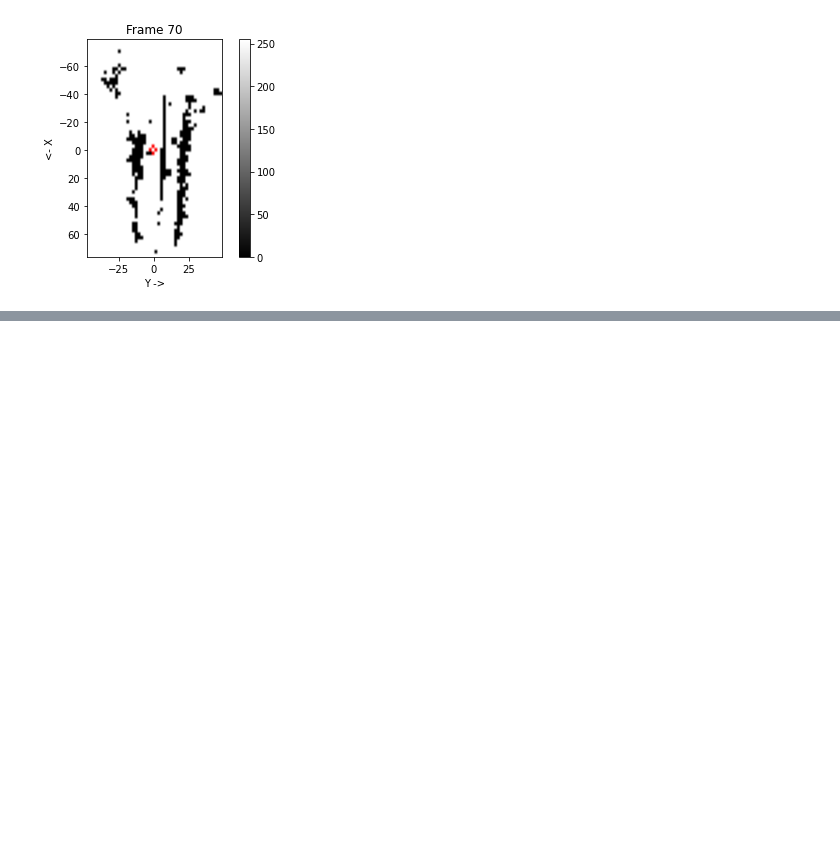
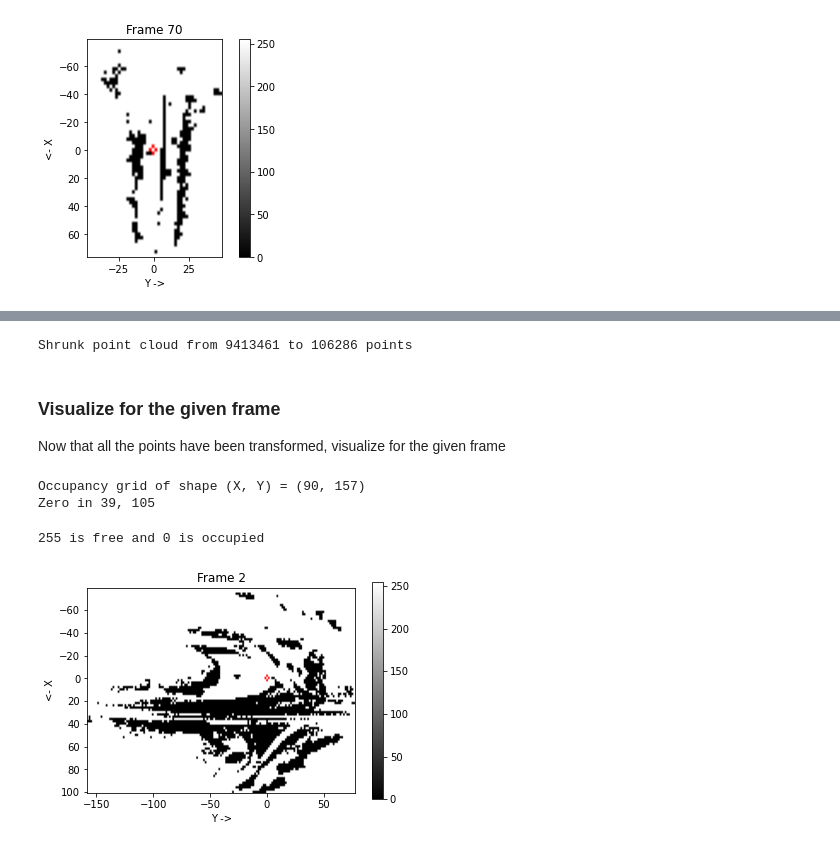
Before and after one commit to TheProjectsGuy/MR21-CS7.503, a Jupyter notebook: Assignments/MR2021-Assignment-2/Assignment-2.ipynb, the cells around one changed output, grey strips where cells are left out. Saved outputs shown, nothing was run; the diff lists cells and outputs as text; code cells hidden in the pictures; blank space fills up the shorter version.

Commit message:
Added occupancy map solutions

```diff
--- a/Assignments/MR2021-Assignment-2/Assignment-2.ipynb
+++ b/Assignments/MR2021-Assignment-2/Assignment-2.ipynb
@@ -973,0 +974,56 @@ pc_map_gref.shape
+# %%
+# Down-sample the points
+o3d_pcds = o3d.geometry.PointCloud(o3d.utility.Vector3dVector(pc_map_gref[:3, :].T))
+# Downsample these 9M+ points
+o3d_pcds_comp = o3d_pcds.voxel_down_sample(0.6)
+n0 = len(o3d_pcds.points)
+n1 = len(o3d_pcds_comp.points)
+print(f"Shrunk point cloud from {n0} to {n1} points")
+# Store compressed point cloud (homogenized) - 4, N
+pc_compmap_gref = np.vstack((np.array(o3d_pcds_comp.points).T, np.ones((1, n1))))
+# %% [output]
+Shrunk point cloud from 9413461 to 106286 points
+# %%
+# Bring all points (compressed) in each of bref frame
+pcs_compmap_bref = [ tf_bref_bodom @ tfs_bodom_osta[i] \
+    @ tf_osta_gref @ pc_compmap_gref \
+    for i in range(len(tfs_bodom_osta)) ]
+# %% [markdown]
+### Visualize for the given frame
+
+Now that all the points have been transformed, visualize for the given frame
+# %%
+# Properties to be adjusted
+frame_num = 2  # Frame (or scan) number to visualize in image
+points_thresh = 10  # Number of points that mark a cell occupied
+grid_dx, grid_dy = 2, 1.5   # Grid sizes along X and Y axis
+gnd_lvl = -0.9  # Ground level (used for point thresholding in Z) (90 cm below bref)
+# %%
+# Create map to visualize (use the same function)
+o1, xv, yv = bin_occ_grid_fm_pc(pcs_compmap_bref[frame_num],
+    grid_dx, grid_dy, gnd_lvl)
+print(f"Occupancy grid of shape (X, Y) = {o1.shape}")
+# Find where (0, 0) (the vehicle) is
+zxi = np.argmax(xv > 0) - 1
+zyi = np.argmax(yv > 0) - 1
+print(f"Zero in {zxi}, {zyi}")
+# %% [output]
+Occupancy grid of shape (X, Y) = (90, 157)
+Zero in 39, 105
+# %%
+# white -> 1 (true) -> Free points; black -> 0 (false) -> Occupied points
+dimg = np.array((o1 < points_thresh) * 255, dtype=np.uint8)
+dimg = cv2.cvtColor(dimg, cv2.COLOR_GRAY2BGR)
+cv2.circle(dimg, (zyi, zxi), 1, (255, 0, 0), 1)
+print("255 is free and 0 is occupied")
+plt.imshow(dimg,
+    extent=[yv[0], yv[-1], xv[-1], xv[0]], cmap=plt.cm.gray)
+plt.title(f"Frame {frame_num}")
+plt.colorbar()
+plt.xlabel("Y ->")
+plt.ylabel("<- X")
+plt.savefig("img1.png", dpi=300)
+plt.show()
+# %% [output]
+255 is free and 0 is occupied
+[figure, added]
```
Also changed, not shown: parts of 14 cells of this notebook, 4 other files.
